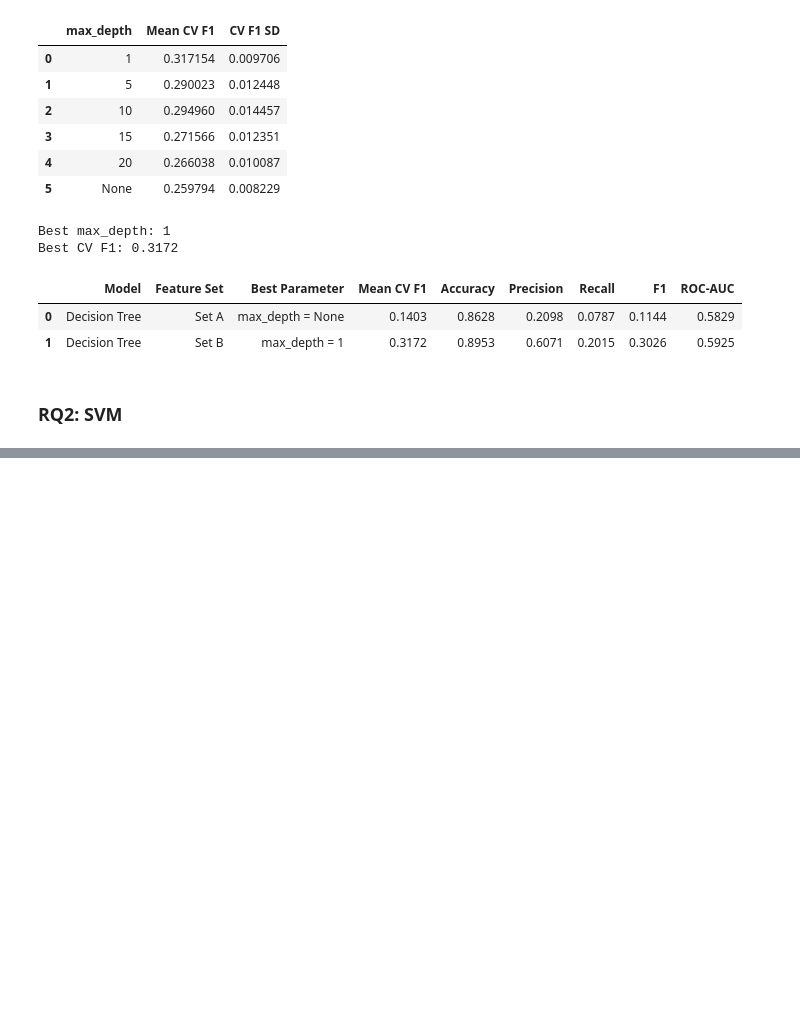
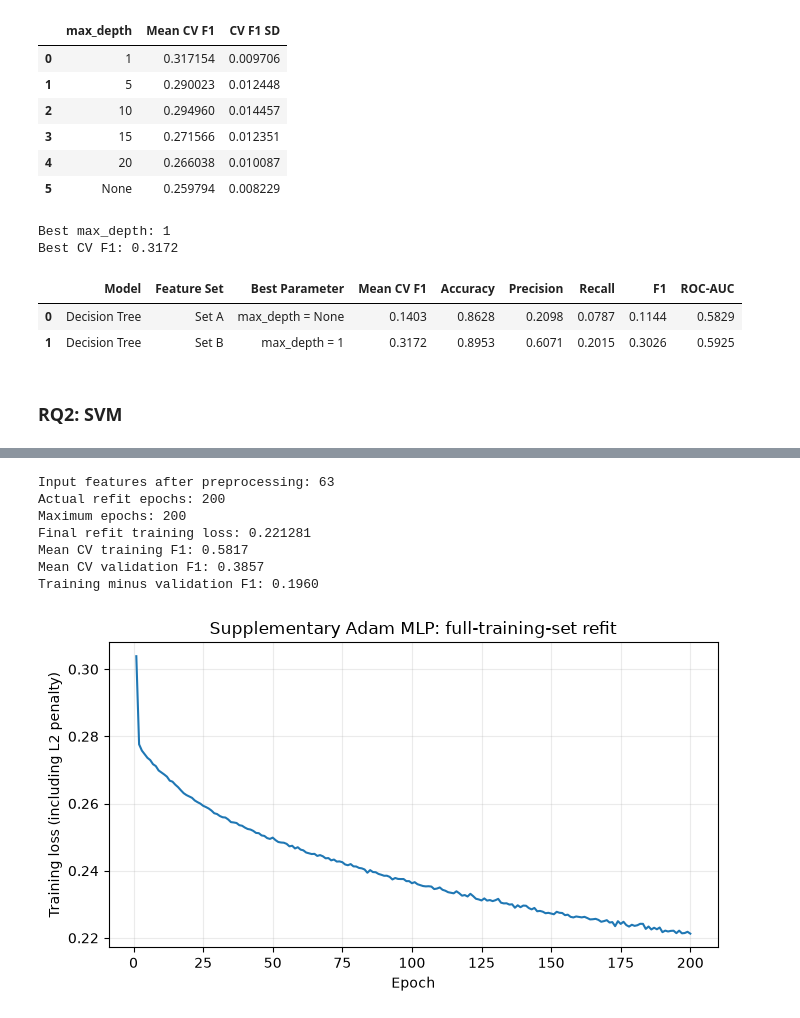
Before and after one commit to FredZ-U/COOMP-90049-Project2, a Jupyter notebook: A2_Bank_Marketing.ipynb, the cells around one changed output, grey strips where cells are left out. Saved outputs shown, nothing was run; the diff lists cells and outputs as text; code cells hidden in the pictures; blank space fills up the shorter version.

```diff
--- a/A2_Bank_Marketing.ipynb
+++ b/A2_Bank_Marketing.ipynb
@@ -1469,7 +1500,7 @@ for C in C_values_svm:
         y_train,
         cv=cv_splits,
         scoring=scoring,
-        n_jobs=-1
+        n_jobs=1
     )
 
     mean_f1 = cv_result["test_f1"].mean()
@@ -1976,7 +2007,7 @@ for set_name, data in rq2_sets.items():
             y_train,
             cv=cv_splits,
             scoring=scoring,
-            n_jobs=-1,
+            n_jobs=1,
             error_score="raise"
         )
 
@@ -2001,7 +2032,7 @@ for set_name, data in rq2_sets.items():
         "C": best_C,
         "Mean CV F1": best_f1
     }
-    print("SVM - Set A")
+print("SVM - Set A")
 display(svm_rq2_tuning["Set A"])
 
 print(
@@ -2120,0 +2442,31 @@ ROC-AUC : 0.1192
+# %%
+fitted_nn = best_nn.named_steps["model"]
+nn_best_train_f1 = nn_results.loc[nn_best_index, "mean_train_f1"]
+nn_best_validation_f1 = nn_search.best_score_
+nn_f1_gap = nn_best_train_f1 - nn_best_validation_f1
+
+print("Input features after preprocessing:", fitted_nn.n_features_in_)
+print("Actual refit epochs:", fitted_nn.n_iter_)
+print("Maximum epochs:", fitted_nn.max_iter)
+print(f"Final refit training loss: {fitted_nn.loss_:.6f}")
+print(f"Mean CV training F1: {nn_best_train_f1:.4f}")
+print(f"Mean CV validation F1: {nn_best_validation_f1:.4f}")
+print(f"Training minus validation F1: {nn_f1_gap:.4f}")
+
+nn_loss_figure, ax = plt.subplots(figsize=(7, 4))
+ax.plot(range(1, len(fitted_nn.loss_curve_) + 1), fitted_nn.loss_curve_)
+ax.set_xlabel("Epoch")
+ax.set_ylabel("Training loss (including L2 penalty)")
+ax.set_title("Supplementary Adam MLP: full-training-set refit")
+ax.grid(alpha=0.25)
+nn_loss_figure.tight_layout()
+plt.show()
+# %% [output]
+Input features after preprocessing: 63
+Actual refit epochs: 200
+Maximum epochs: 200
+Final refit training loss: 0.221281
+Mean CV training F1: 0.5817
+Mean CV validation F1: 0.3857
+Training minus validation F1: 0.1960
+[figure, added]
```
Also changed, not shown: parts of 66 cells of this notebook.
